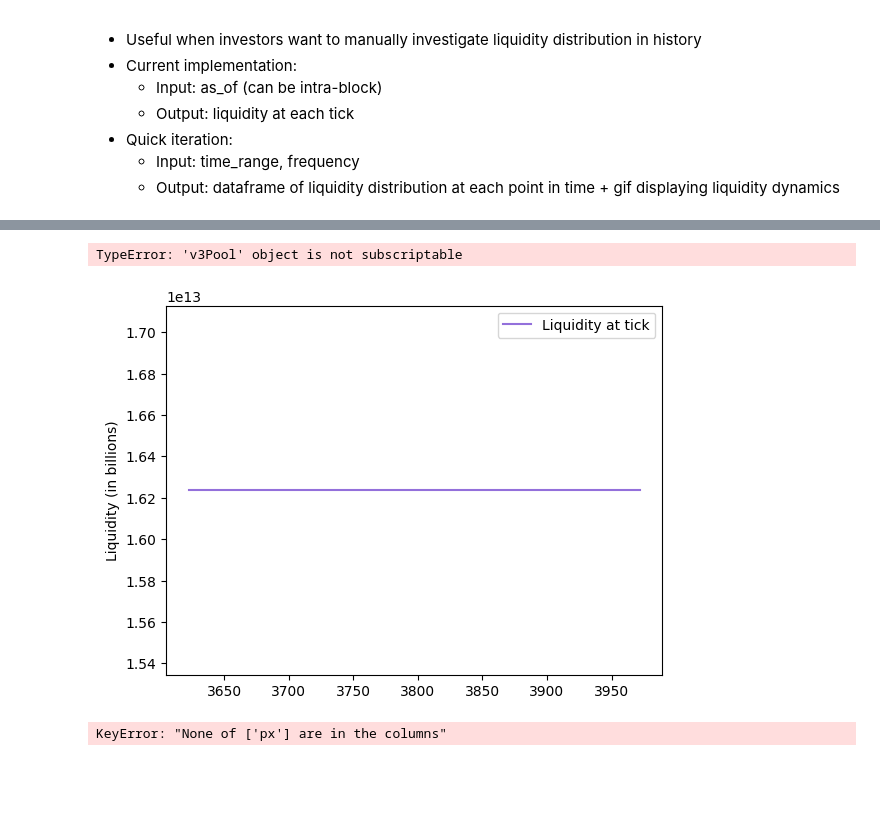
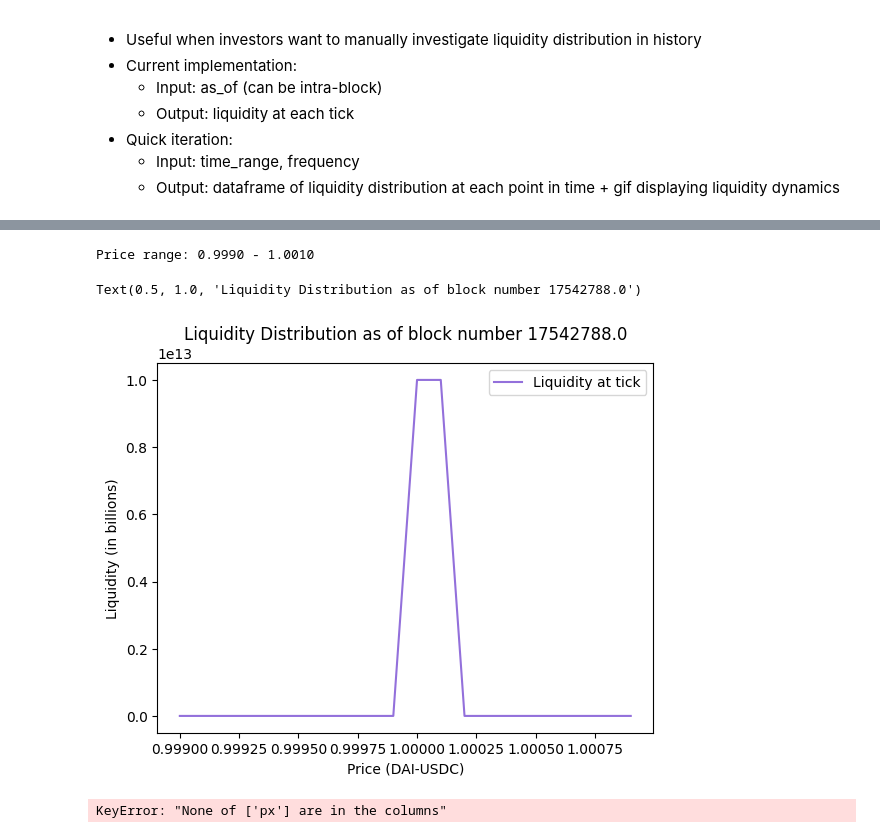
Before and after one commit to ankile/defi-measurement, a Jupyter notebook: experiments/volatility_metric.ipynb, the cells around one changed output, grey strips where cells are left out. Drawn from its saved outputs; the diff is of its cells as text; code cells hidden in the pictures; blank space fills up the shorter version.

```diff
--- a/experiments/volatility_metric.ipynb
+++ b/experiments/volatility_metric.ipynb
@@ -56,0 +56,5 @@ print(f"{swap_df.block_number.nunique():,} blocks from {swap_df.block_timestamp.
+# %%
+
+filtered_df = swap_df[swap_df.address == "0x5777d92f208679db4b9778590fa3cab3ac9e2168"]
+
+print(f"{filtered_df.block_number.nunique():,} blocks from {filtered_df.block_timestamp.min()} to {filtered_df.block_timestamp.max()}")
@@ -57,5 +63,5 @@ print(f"{swap_df.block_number.nunique():,} blocks from {swap_df.block_timestamp.
 # %%
-swapcounts = swap_df.groupby(['block_number', 'address']).count().transaction_hash.sort_values(ascending=False)
+swapcounts = filtered_df.groupby(['block_number', 'address']).count().transaction_hash.sort_values(ascending=False)
 
 swapcounts.head()
 # %% [output]
@@ -102,8 +110,5 @@ swap_block.head()
 * Quick iteration:
     - Input: time_range, frequency
     - Output: dataframe of liquidity distribution at each point in time + gif displaying liquidity dynamics
-# %%
-pool_address = "0x4e0924d3a751be199c426d52fb1f2337fa96f736"
-block_number = 17_576_169
 # %%
 print(f"""
@@ -123,8 +122,6 @@ Name: 0, dtype: float64
 %%time
 ########### INPUT BLOCK ###############
 transaction_index     = 0
-display_price_lower   = 0.9
-display_price_upper   = 1.1
 #######################################
 
 as_of = block_number + transaction_index / 1e4
@@ -132,11 +129,11 @@ as_of = block_number + transaction_index / 1e4
 pool = v3Pool(
     pool_address,
     connStr=postgres_uri,
-    initialize=False,
+    initialize=True,
     load_data=True,
-    update=False,
+    update=True,
 )
 
 x, y = pool.createLiq(as_of)
 x, y = np.array(x), np.array(y)
-# px = pool.getPriceAt(as_of)
+price = pool.getPriceAt(as_of)
@@ -143,38 +161,43 @@ x, y = np.array(x), np.array(y)
 # %%
 
 liq_df = pd.DataFrame(x, columns=["ticks"])
 liq_df["liquidity"] = y
-liq_df['px'] = 1 / (1.0001 ** liq_df['ticks']) * 1e12
+liq_df['px'] = 1 / (1.0001 ** liq_df['ticks'])
 
+display_price_lower   = 0.999
+display_price_upper   = 1.001
 
 # Find upper and lower price bounds
 
 liq_df = liq_df.set_index("px").sort_index()
-liq_df = liq_df.assign(cum_liq=liq_df.liquidity.cumsum())
+# liq_df = liq_df.assign(cum_liq=liq_df.liquidity.cumsum())
 
-total_liq = liq_df.liquidity.sum()
+# total_liq = liq_df.liquidity.sum()
 
-liq_df = liq_df.assign(cum_liq_pct=liq_df.cum_liq / total_liq)
+# liq_df = liq_df.assign(cum_liq_pct=liq_df.cum_liq / total_liq)
 
-liq_95 = liq_df[(liq_df.cum_liq_pct > 0.025) & (liq_df.cum_liq_pct < 0.975)]
+# liq_95 = liq_df[(liq_df.cum_liq_pct > 0.025) & (liq_df.cum_liq_pct < 0.975)]
 
-display_price_lower = liq_95.index.min()
-display_price_upper = liq_95.index.max()
+# display_price_lower = liq_95.index.min()
+# display_price_upper = liq_95.index.max()
+
+print(f"Price range: {display_price_lower:.4f} - {display_price_upper:.4f}")
 
 plot_df = liq_df[(liq_df.index < display_price_upper) & (liq_df.index > display_price_lower)]
-# plot_df = liq_df.set_index("px")
+# plot_df = liq_df  # .set_index("px")
 
 fig, ax = plt.subplots()
 
 ax.plot(plot_df['liquidity'], label="Liquidity at tick", color='mediumpurple')
-# ax.axvline((1 / px ** 2) * 1e12, color = 'black', linestyle = "--")
+# ax.axvline(price, color = 'black', linestyle = "--")
 ax.legend()
 ax.set_ylabel("Liquidity (in billions)")
-ax.set_xlabel(f"Price ({
+ax.set_xlabel(f"Price ({pool_symbols[pool_address]['name']})")
 ax.set_title('Liquidity Distribution as of block number {}'.format(as_of))
 # %% [output]
-TypeError: 'v3Pool' object is not subscriptable
+Price range: 0.9990 - 1.0010
+Text(0.5, 1.0, 'Liquidity Distribution as of block number 17542788.0')
-[figure, old version]
+[figure, new version]
 # %%
 # %% [output]
 KeyError: "None of ['px'] are in the columns"
```
Also changed, not shown: parts of 17 cells of this notebook, 2 other files.
